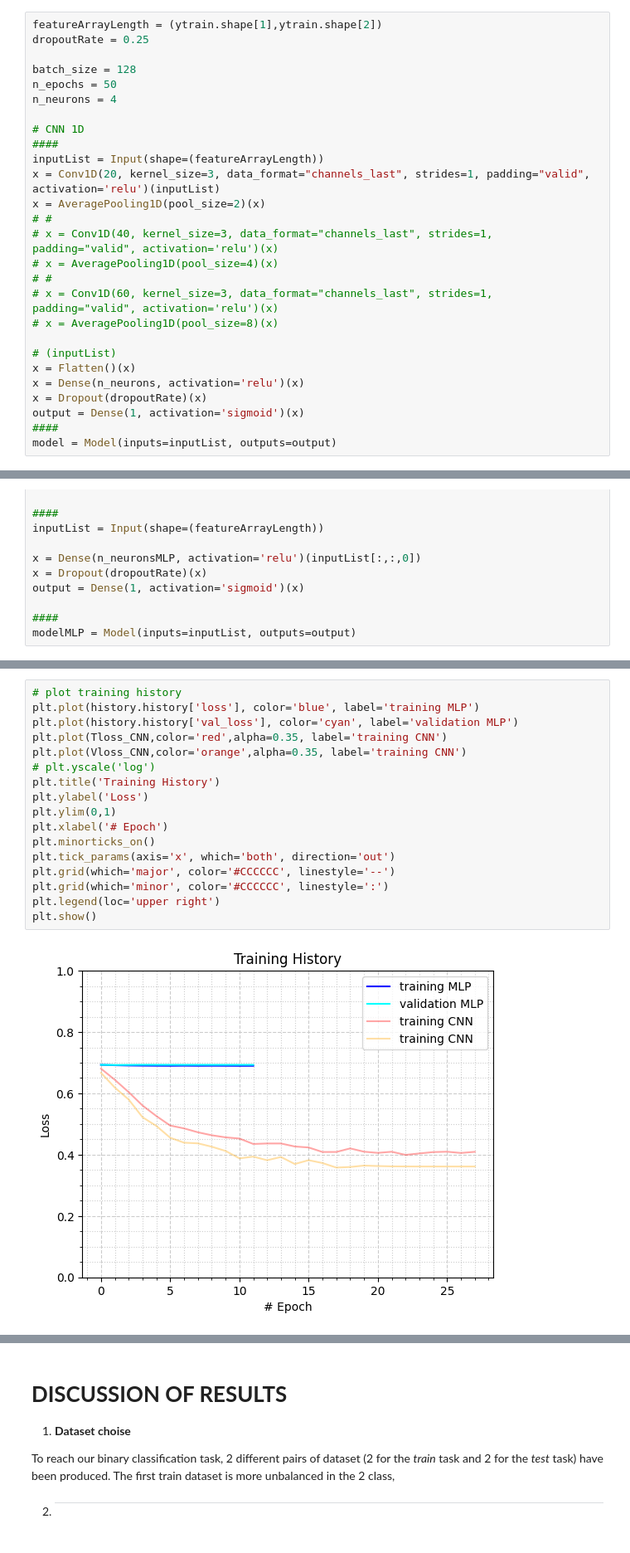
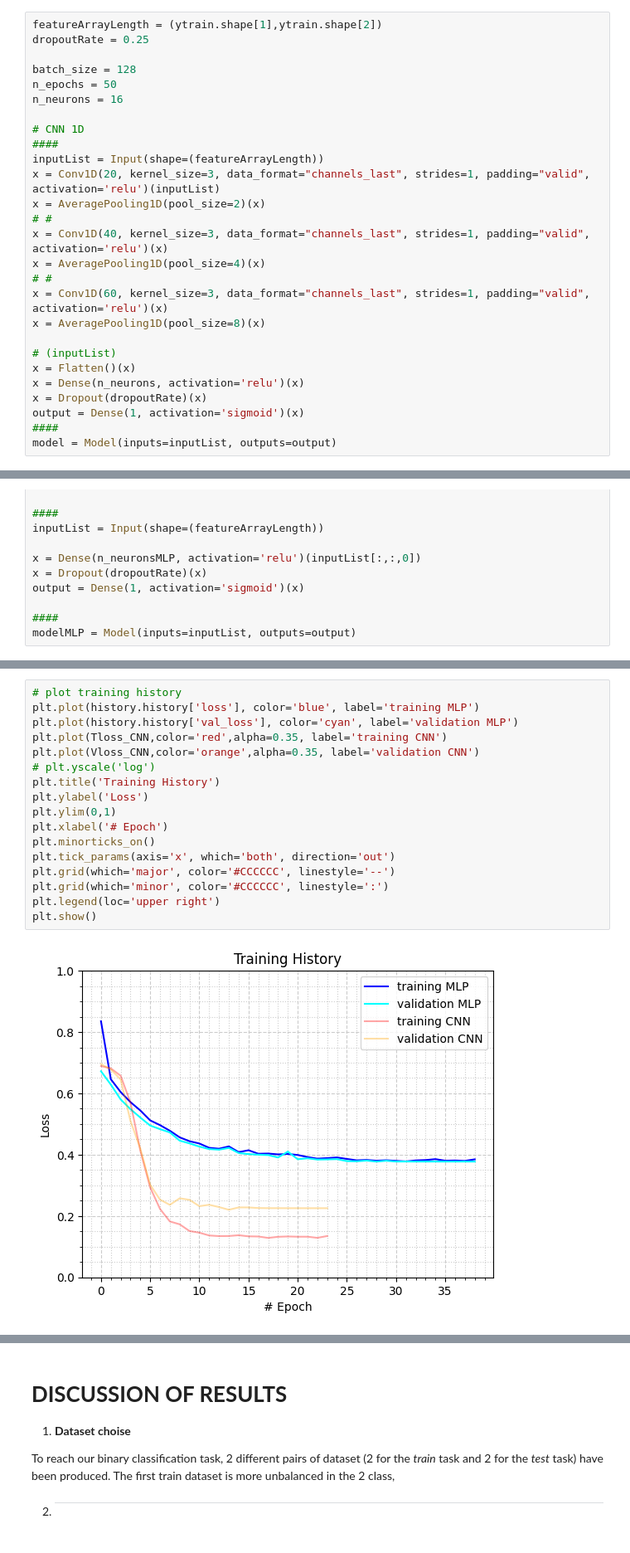
Before and after one commit to saricongi/Exam_ML_Unipv_2023_SC, a Jupyter notebook: 1D_CNN_2.ipynb, the cells around one changed output, grey strips where cells are left out. Shown at 83% size. Saved outputs shown, nothing was run; the diff lists cells and outputs as text.

```diff
--- a/1D_CNN_2.ipynb
+++ b/1D_CNN_2.ipynb
@@ -253,7 +248,7 @@ dropoutRate = 0.25
 
 batch_size = 128
 n_epochs = 50
-n_neurons = 4
+n_neurons = 16
 
 # CNN 1D
 ####
@@ -261,11 +256,11 @@ inputList = Input(shape=(featureArrayLength))
 x = Conv1D(20, kernel_size=3, data_format="channels_last", strides=1, padding="valid", activation='relu')(inputList)
 x = AveragePooling1D(pool_size=2)(x)
 # #
-# x = Conv1D(40, kernel_size=3, data_format="channels_last", strides=1, padding="valid", activation='relu')(x)
-# x = AveragePooling1D(pool_size=4)(x)
+x = Conv1D(40, kernel_size=3, data_format="channels_last", strides=1, padding="valid", activation='relu')(x)
+x = AveragePooling1D(pool_size=4)(x)
 # #
-# x = Conv1D(60, kernel_size=3, data_format="channels_last", strides=1, padding="valid", activation='relu')(x)
-# x = AveragePooling1D(pool_size=8)(x)
+x = Conv1D(60, kernel_size=3, data_format="channels_last", strides=1, padding="valid", activation='relu')(x)
+x = AveragePooling1D(pool_size=8)(x)
 
 # (inputList)
 x = Flatten()(x)
@@ -659,22 +654,22 @@ Epoch 12: early stopping
 # %%
 # plot training history
 plt.plot(history.history['loss'], color='blue', label='training MLP')
 plt.plot(history.history['val_loss'], color='cyan', label='validation MLP')
 plt.plot(Tloss_CNN,color='red',alpha=0.35, label='training CNN')
-plt.plot(Vloss_CNN,color='orange',alpha=0.35, label='training CNN')
+plt.plot(Vloss_CNN,color='orange',alpha=0.35, label='validation CNN')
 # plt.yscale('log')
 plt.title('Training History')
 plt.ylabel('Loss')
 plt.ylim(0,1)
 plt.xlabel('# Epoch')
 plt.minorticks_on()
 plt.tick_params(axis='x', which='both', direction='out')
 plt.grid(which='major', color='#CCCCCC', linestyle='--')
 plt.grid(which='minor', color='#CCCCCC', linestyle=':')
 plt.legend(loc='upper right')
 plt.show()
 # %% [output]
-[figure, old version]
+[figure, new version]
 # %%
 print("ztest shape:")
 print(ztest.shape)
```
Also changed, not shown: parts of 10 cells of this notebook.
